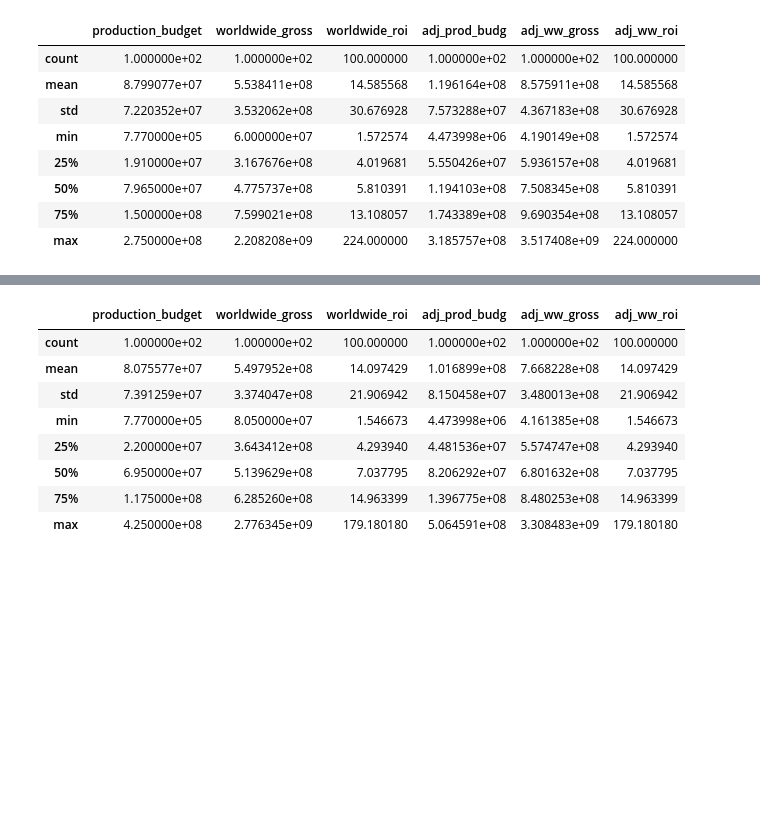
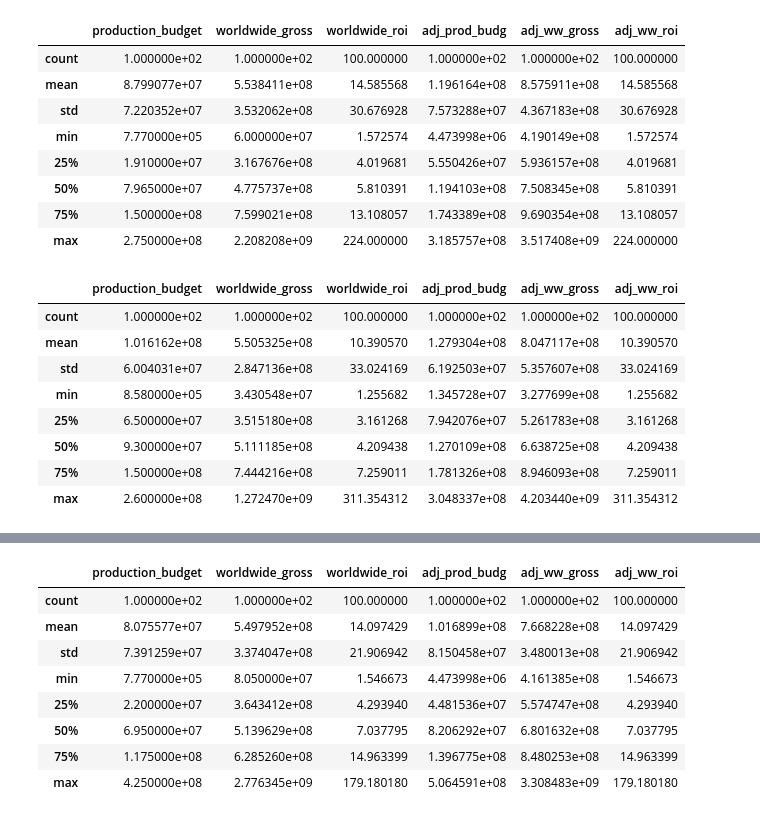
Before and after one commit to jeffreyhwatson/MS_Box_Office_Insights, a Jupyter notebook: main_workspace.ipynb, the cells around one changed output, grey strips where cells are left out. Saved outputs shown, nothing was run; the diff lists cells and outputs as text; code cells hidden in the pictures; blank space fills up the shorter version.

```diff
--- a/main_workspace.ipynb
+++ b/main_workspace.ipynb
@@ -1533,3 +1520,21 @@ drama.describe()
 | 50% | 7.965000e+07 | 4.775737e+08 | 5.810391 | 1.194103e+08 | 7.508345e+08 | 5.810391 |
 | 75% | 1.500000e+08 | 7.599021e+08 | 13.108057 | 1.743389e+08 | 9.690354e+08 | 13.108057 |
 | max | 2.750000e+08 | 2.208208e+09 | 224.000000 | 3.185757e+08 | 3.517408e+09 | 224.000000 |
+# %%
+family_df = dfr[(dfr['genres'].str.contains('kids & family', case=False))]
+unique_titles_f = family_df.drop_duplicates(subset = ['title'])
+top100_family = unique_titles_f.sort_values(by='adj_ww_net', ascending=False).head(100)
+family = top100_family[['title', 'production_budget',\
+                       'worldwide_gross', 'worldwide_roi', 'adj_prod_budg', 'adj_ww_gross', 'adj_ww_roi']]
+# %%
+family.describe()
+# %% [output]
+|  | production_budget | worldwide_gross | worldwide_roi | adj_prod_budg | adj_ww_gross | adj_ww_roi |
+| count | 1.000000e+02 | 1.000000e+02 | 100.000000 | 1.000000e+02 | 1.000000e+02 | 100.000000 |
+| mean | 1.016162e+08 | 5.505325e+08 | 10.390570 | 1.279304e+08 | 8.047117e+08 | 10.390570 |
+| std | 6.004031e+07 | 2.847136e+08 | 33.024169 | 6.192503e+07 | 5.357607e+08 | 33.024169 |
+| min | 8.580000e+05 | 3.430548e+07 | 1.255682 | 1.345728e+07 | 3.277699e+08 | 1.255682 |
+| 25% | 6.500000e+07 | 3.515180e+08 | 3.161268 | 7.942076e+07 | 5.261783e+08 | 3.161268 |
+| 50% | 9.300000e+07 | 5.111185e+08 | 4.209438 | 1.270109e+08 | 6.638725e+08 | 4.209438 |
+| 75% | 1.500000e+08 | 7.444216e+08 | 7.259011 | 1.781326e+08 | 8.946093e+08 | 7.259011 |
+| max | 2.600000e+08 | 1.272470e+09 | 311.354312 | 3.048337e+08 | 4.203440e+09 | 311.354312 |
```
Also changed, not shown: parts of 32 cells of this notebook.
